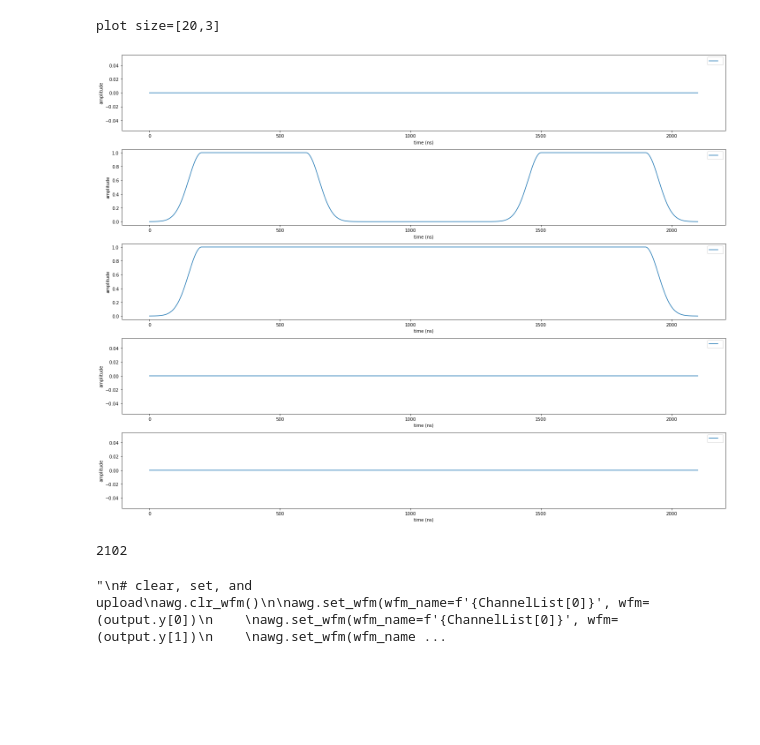
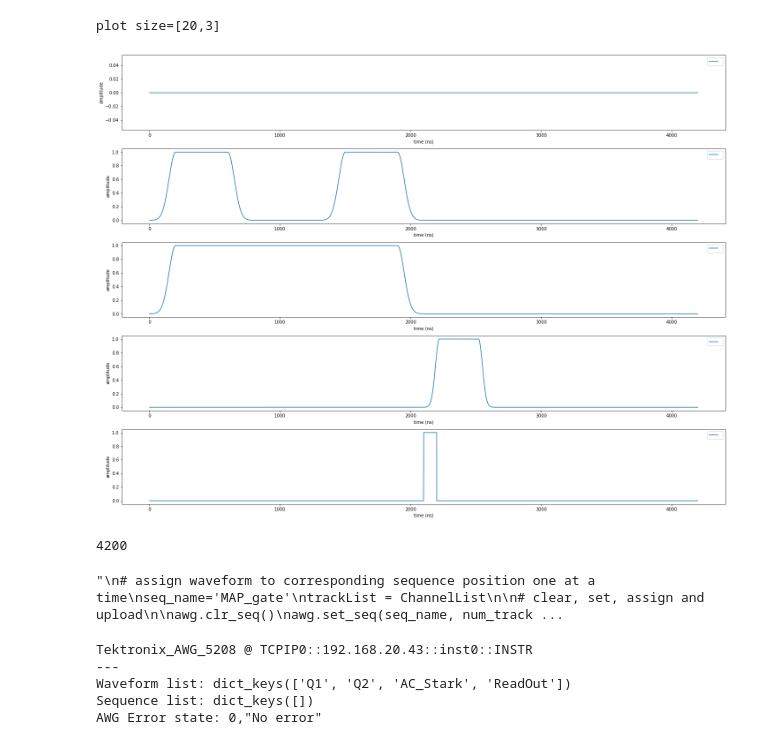
Before and after one commit to NTHU-SQC/Instrument_Control, a Jupyter notebook: Released/documents/measure_notebooks/Two_Transmon_MAP_gate_sequence/MAP_gate_sequence.ipynb, the cells around one changed output. Drawn from its saved outputs; the diff is of its cells as text; code cells hidden in the pictures; blank space fills up the shorter version.

Commit message:
update Map gate sequence

```diff
--- a/Released/documents/measure_notebooks/Two_Transmon_MAP_gate_sequence/MAP_gate_sequence.ipynb
+++ b/Released/documents/measure_notebooks/Two_Transmon_MAP_gate_sequence/MAP_gate_sequence.ipynb
@@ -25,67 +28,78 @@ gen_wfm_amount = 10
 
 ChannelList = ['Q1', 'Q2', 'AC_Stark','ReadOut']
 
-a = Wave(NullPulse,[100])
 
-b = Wave(GaussianPulse,[50,400])
+drive_sigmalen = 50
+readout_sigmalen = 30
 
-c = Wave(GaussianPulse,[50,1700])
+ramsey_half_pi = 400
+ramsey_precession = 500
 
-d = Wave(NullPulse,[500])
+readout_sigmalen = 30
+readout_duration = 300
 
-e = Wave(GaussianPulse,[30,300])
+mkr_duration = 100
 
-f = Wave(GaussianPulse,[10,10])
+offset_1 = 100
+offset_2 = 200
 
-m = Wave(SquarePulse,[100])
+
+ACStark_duration  =  drive_sigmalen*8 + ramsey_half_pi*2 + ramsey_precession
+
+a = Wave(NullPulse,[offset_1])
+
+b = Wave(GaussianPulse,[drive_sigmalen,ramsey_half_pi])
+
+c = Wave(GaussianPulse,[drive_sigmalen,ACStark_duration])
+
+d = Wave(NullPulse,[ramsey_precession])
+
+e = Wave(GaussianPulse,[readout_sigmalen,readout_duration])
+
+m = Wave(SquarePulse,[mkr_duration])
+
+n = Wave(NullPulse,[offset_2])
 
 
 qb1 = ~a
 
 qb2 = ~b + ~d + ~b
 
 AC_Stark = ~c
 
 readout = ~e
 
 mkr = ~m
-#mkr = ~f
 
 Null = ~a
 
 
 
 
 
 gate = ~qb1 / ~qb2 / ~AC_Stark / ~Null/ ~Null
 
 ReadOut = ~Null / ~Null/ ~Null / ~readout / ~mkr
 
-#output = gate + ReadOut
-output = gate
+output = gate + ReadOut
+#output = gate
 
 output.plot(size=[20,3])
 
 print(len(output.y[0]))
-"""
+
 # clear, set, and upload
 awg.clr_wfm()
 
-awg.set_wfm(wfm_name=f'{ChannelList[0]}', wfm=(output.y[0])
-
-awg.set_wfm(wfm_name=f'{ChannelList[0]}', wfm=(output.y[1])
-
-awg.set_wfm(wfm_name=f'{ChannelList[0]}', wfm=(output.y[2])
-
-awg.set_wfm(wfm_name=f'{ChannelList[3]}', wfm=(output.y[3],mkr1=output.y[4])
-
+awg.set_wfm(wfm_name=f'{ChannelList[0]}', wfm=(output.y[0]))
+awg.set_wfm(wfm_name=f'{ChannelList[1]}', wfm=(output.y[1]))
+awg.set_wfm(wfm_name=f'{ChannelList[2]}', wfm=(output.y[2]))
+awg.set_wfm(wfm_name=f'{ChannelList[3]}', wfm=(output.y[3]),mkr1=(output.y[4]))
 awg.upload_wfm()
-"""
 # %% [output]
 plot size=[20,3]
-[figure, old version]
+[figure, new version]
-2102
+4200
-"\n# clear, set, and upload\nawg.clr_wfm()\n\nawg.set_wfm(wfm_name=f'{ChannelList[0]}', wfm=(output.y[0])\n    \nawg.set_wfm(wfm_name=f'{ChannelList[0]}', wfm=(output.y[1])\n    \nawg.set_wfm(wfm_name ...
 # %%
 """
 # assign waveform to corresponding sequence position one at a time
@@ -101,6 +115,8 @@ for track_idx, track in enumerate(trackList):
         awg.assign_seq(f'{track}_{freq}', seq_name, track_idx+1, step_idx+1)
 awg.upload_seq(seq_name)
 """
+# %% [output]
+"\n# assign waveform to corresponding sequence position one at a time\nseq_name='MAP_gate'\ntrackList = ChannelList\n\n# clear, set, assign and upload\n\nawg.clr_seq()\nawg.set_seq(seq_name, num_track ...
 # %%
 # assign waveforms/sequences to channels
 #awg.assign_ch(1, 'MAP_gate', track_index=1)
@@ -120,3 +136,9 @@ awg.set_ch_amp(ch=5, wfm_Vpp=1.0, wfm_offset=0., mkr1=1.0, mkr2=1.0, mkr3=1.0, m
 # %%
 print(awg)
 # del awg
+# %% [output]
+Tektronix_AWG_5208 @ TCPIP0::192.168.20.43::inst0::INSTR
+---
+Waveform list: dict_keys(['Q1', 'Q2', 'AC_Stark', 'ReadOut'])
+Sequence list: dict_keys([])
+AWG Error state: 0,"No error"
```
Also changed, not shown: parts of 2 cells of this notebook, 5 other files.
